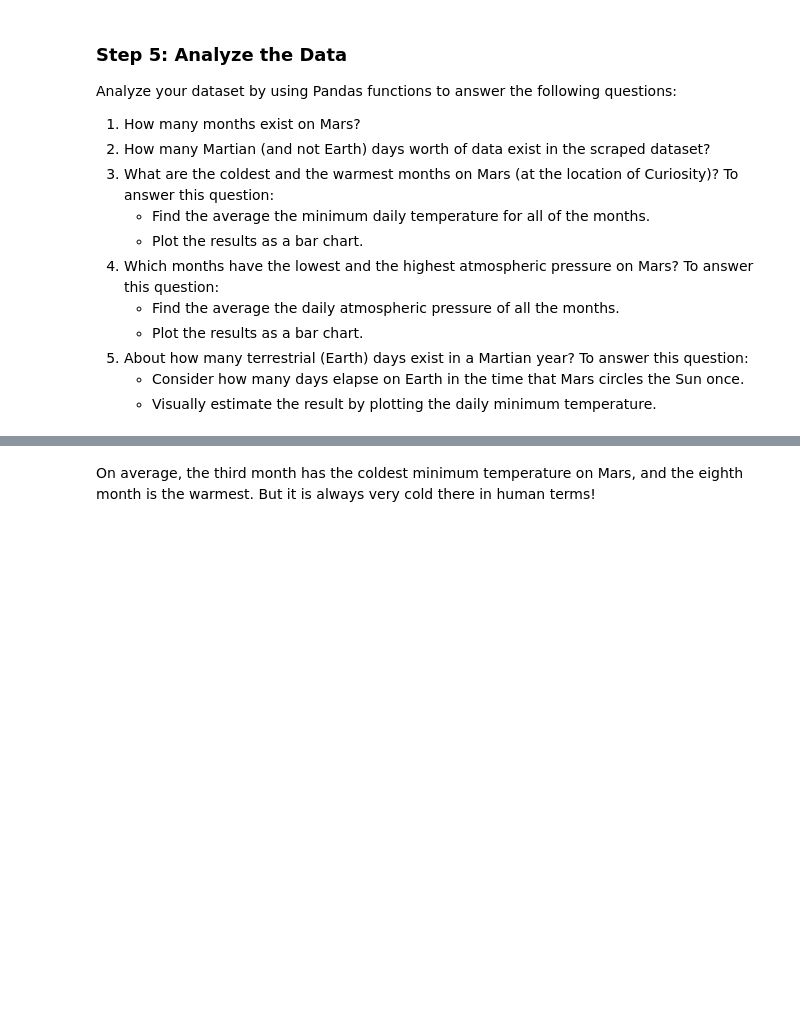
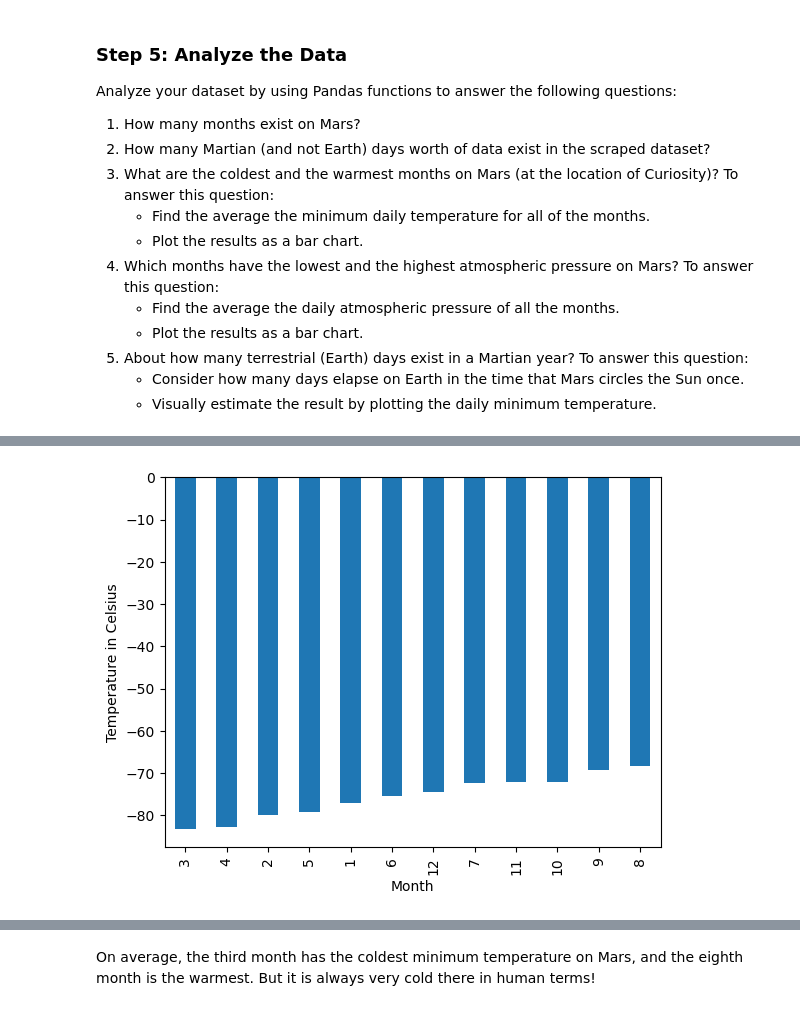
Before and after one commit to vdescioli/datacollection-challenge, a Jupyter notebook: part_2_mars_weather.ipynb, the cells around one changed output, grey strips where cells are left out. Saved outputs shown, nothing was run; the diff lists cells and outputs as text; code cells hidden in the pictures; blank space fills up the shorter version.

```diff
--- a/part_2_mars_weather.ipynb
+++ b/part_2_mars_weather.ipynb
@@ -158,4 +201,10 @@ Analyze your dataset by using Pandas functions to answer the following questions
 # %%
 # Identify the coldest and hottest months in Curiosity's location
+avg_min_temp.sort_values().plot.bar()
+plt.xlabel("Month")
+plt.ylabel("Temperature in Celsius")
+plt.show()
+# %% [output]
+[figure, added]
 # %%
 # 4. Average pressure by Martian month
```
Also changed, not shown: parts of 8 cells of this notebook, 1 other file.
